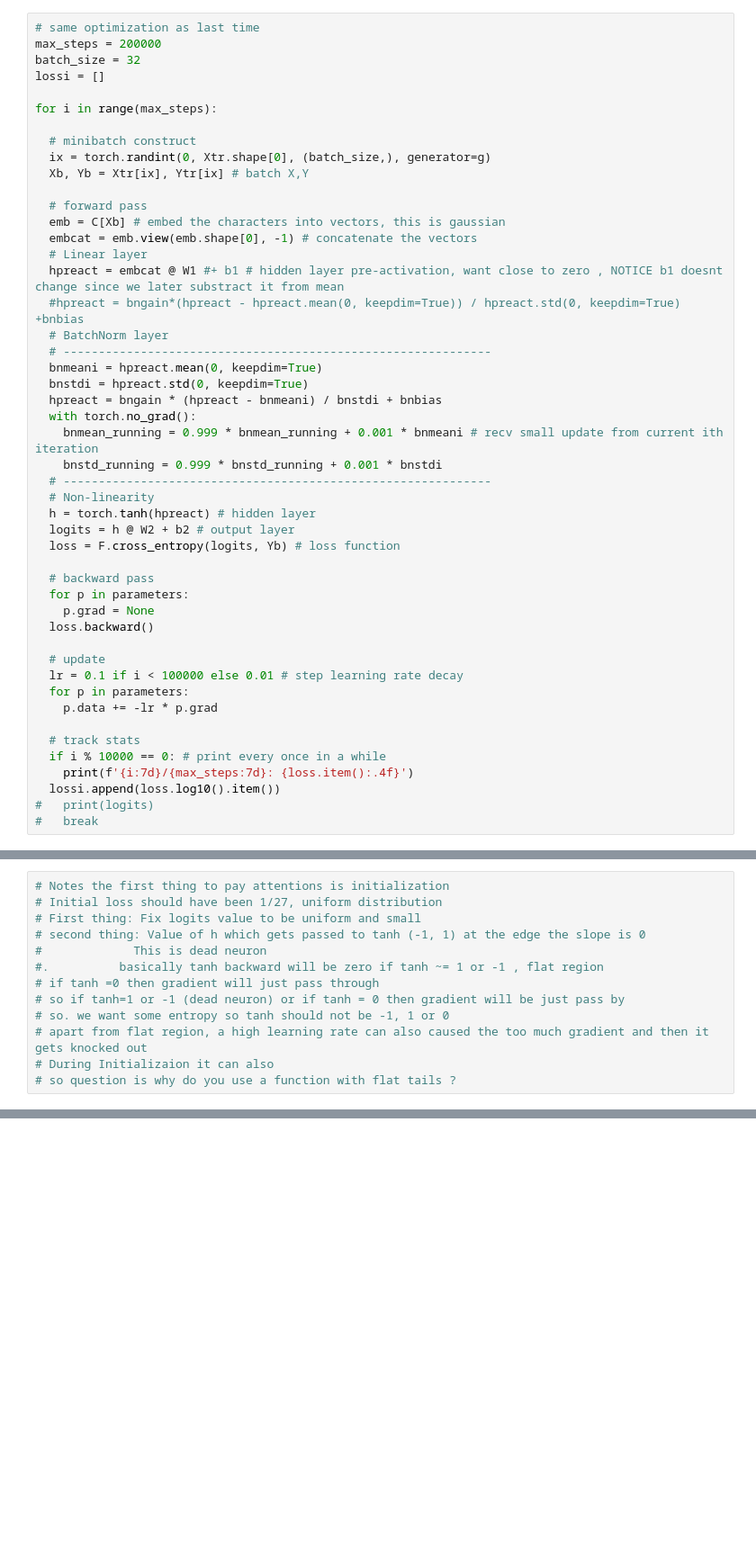
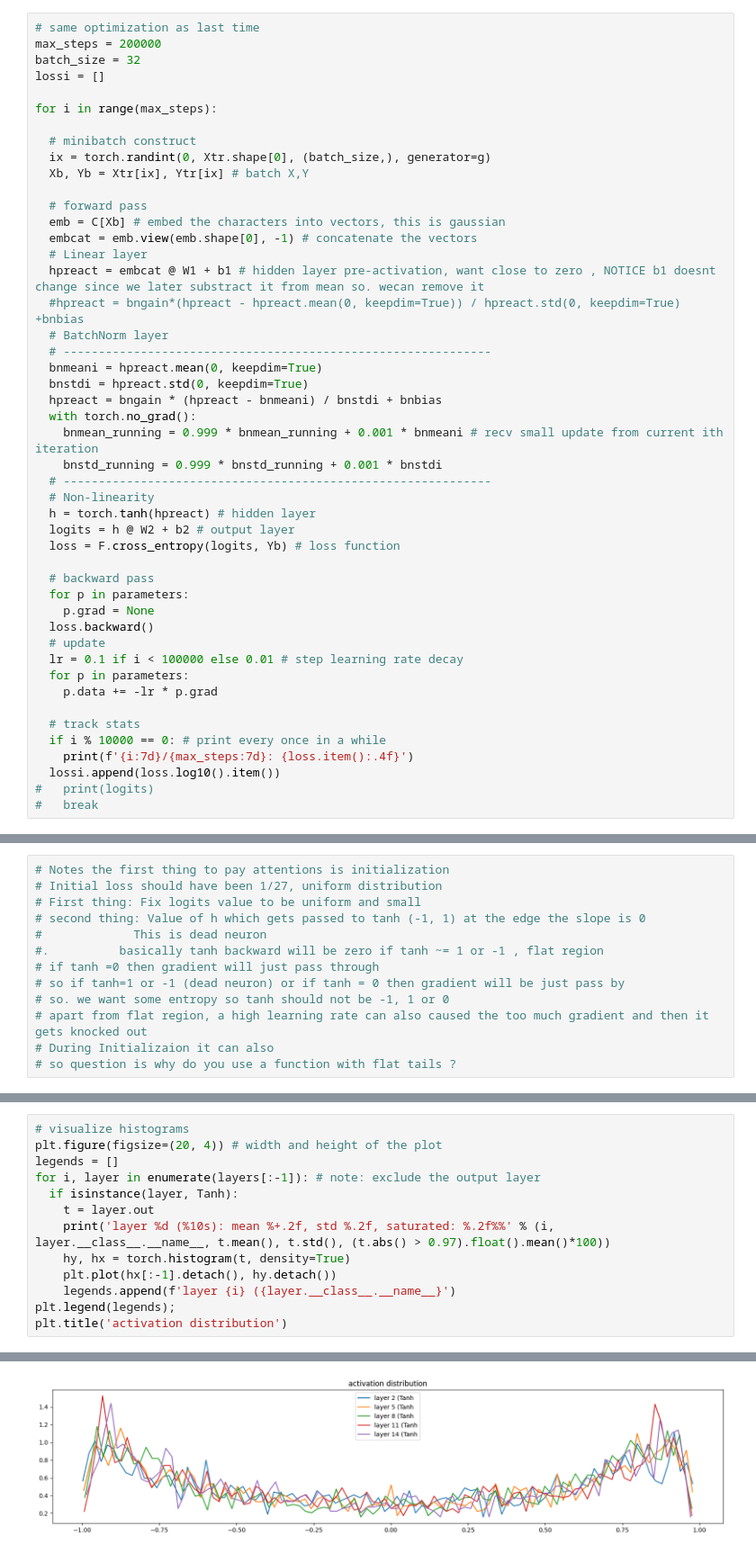
Before and after one commit to goswamig/nn-zero-to-hero, a Jupyter notebook: BN-Lecture-4.ipynb, the cells around one changed output, grey strips where cells are left out. Shown: that part at 90% size. Saved outputs shown, nothing was run; the diff lists cells and outputs as text; blank space fills up the shorter version.

```diff
--- a/BN-Lecture-4.ipynb
+++ b/BN-Lecture-4.ipynb
@@ -100,7 +100,7 @@ for i in range(max_steps):
   emb = C[Xb] # embed the characters into vectors, this is gaussian
   embcat = emb.view(emb.shape[0], -1) # concatenate the vectors
   # Linear layer
-  hpreact = embcat @ W1 #+ b1 # hidden layer pre-activation, want close to zero , NOTICE b1 doesnt change since we later substract it from mean
+  hpreact = embcat @ W1 + b1 # hidden layer pre-activation, want close to zero , NOTICE b1 doesnt change since we later substract it from mean so. wecan remove it
   #hpreact = bngain*(hpreact - hpreact.mean(0, keepdim=True)) / hpreact.std(0, keepdim=True) +bnbias
   # BatchNorm layer
   # -------------------------------------------------------------
@@ -120,7 +120,6 @@ for i in range(max_steps):
   for p in parameters:
     p.grad = None
   loss.backward()
-
   # update
   lr = 0.1 if i < 100000 else 0.01 # step learning rate decay
   for p in parameters:
@@ -404,0 +546,14 @@ tensor(0.0013) tensor(1.0208)
+# %%
+# visualize histograms
+plt.figure(figsize=(20, 4)) # width and height of the plot
+legends = []
+for i, layer in enumerate(layers[:-1]): # note: exclude the output layer
+  if isinstance(layer, Tanh):
+    t = layer.out
+    print('layer %d (%10s): mean %+.2f, std %.2f, saturated: %.2f%%' % (i, layer.__class__.__name__, t.mean(), t.std(), (t.abs() > 0.97).float().mean()*100))
+    hy, hx = torch.histogram(t, density=True)
+    plt.plot(hx[:-1].detach(), hy.detach())
+    legends.append(f'layer {i} ({layer.__class__.__name__}')
+plt.legend(legends);
+plt.title('activation distribution')
+# %% [output]
@@ -404,0 +566 @@ tensor(0.0013) tensor(1.0208)
+[figure, added]
```
Also changed, not shown: parts of 11 cells of this notebook, 1 other file.
